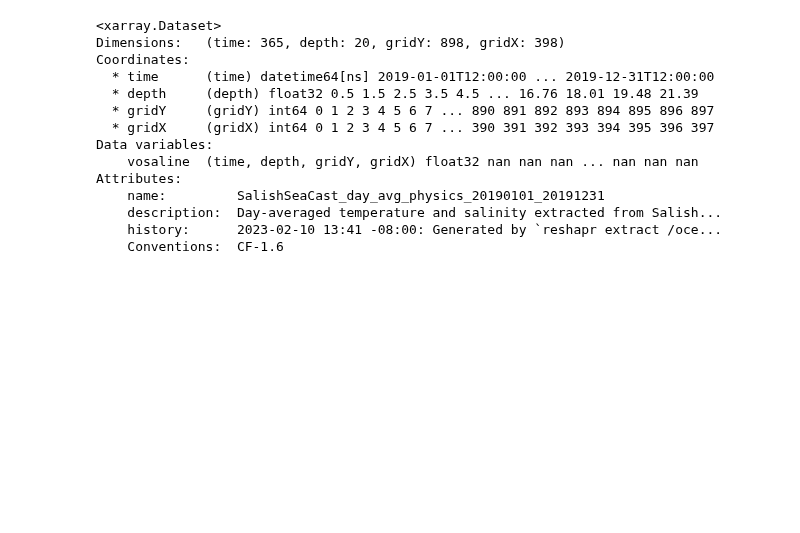
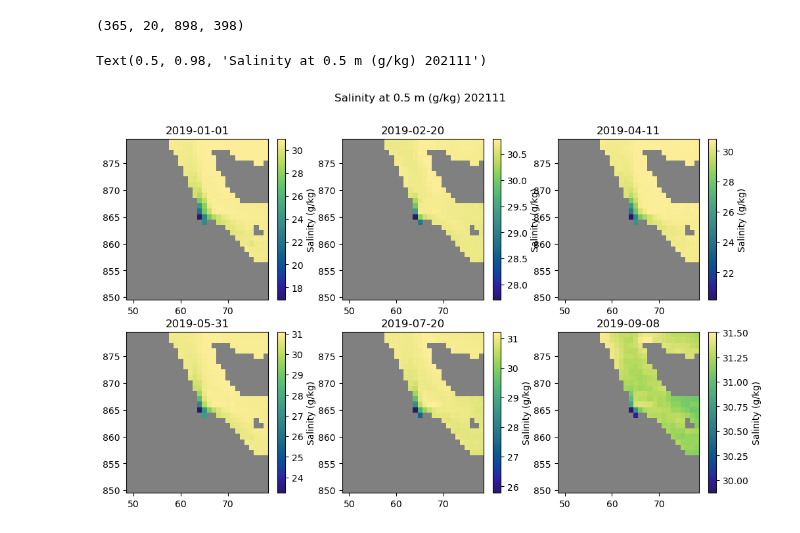
Before and after one commit to SalishSeaCast/analysis-cassidy, a Jupyter notebook: notebooks/compare_daily_river/plume_PCA_zoom.ipynb, the cells around one changed output. Cells and saved outputs as stored; diff of their text form; code cells hidden in the pictures; blank space fills up the shorter version.

```diff
--- a/notebooks/compare_daily_river/plume_PCA_zoom.ipynb
+++ b/notebooks/compare_daily_river/plume_PCA_zoom.ipynb
@@ -11,22 +11,60 @@ import salishsea_tools.river_202108 as rivers
 # %%
 physics_202111 = xr.open_dataset('/ocean/cdonaldson/compare_daily_river/SalishSeaCast_day_avg_physics_20190101_20191231.nc')
 # %%
-Nisqually_idx = [rivers.prop_dict['puget']['NisquallyMcAllister']['i'], rivers.prop_dict['puget']['NisquallyMcAllister']['j']]
-Nisqually_range = [Nisqually_idx[0] - 15, Nisqually_idx[0] + 15, Nisqually_idx[1] - 15, Nisqually_idx[1] + 15]
+river_idx = [rivers.prop_dict['evi_n']['SalmonSayward']['i'], rivers.prop_dict['evi_n']['SalmonSayward']['j']]
+river_range = [river_idx[0] - 15, river_idx[0] + 15, river_idx[1] - 15, river_idx[1] + 15]
 # %%
-physics_202111.where(physics_202111.gridY > 50)
+# physics_202111.where(physics_202111.gridY > 50)
+phys_arr_full = physics_202111.vosaline.to_numpy()
-# %% [output]
-<xarray.Dataset>
-Dimensions:   (time: 365, depth: 20, gridY: 898, gridX: 398)
-Coordinates:
-  * time      (time) datetime64[ns] 2019-01-01T12:00:00 ... 2019-12-31T12:00:00
-  * depth     (depth) float32 0.5 1.5 2.5 3.5 4.5 ... 16.76 18.01 19.48 21.39
-  * gridY     (gridY) int64 0 1 2 3 4 5 6 7 ... 890 891 892 893 894 895 896 897
-  * gridX     (gridX) int64 0 1 2 3 4 5 6 7 ... 390 391 392 393 394 395 396 397
-Data variables:
-    vosaline  (time, depth, gridY, gridX) float32 nan nan nan ... nan nan nan
-Attributes:
-    name:         SalishSeaCast_day_avg_physics_20190101_20191231
-    description:  Day-averaged temperature and salinity extracted from Salish...
-    history:      2023-02-10 13:41 -08:00: Generated by `reshapr extract /oce...
-    Conventions:  CF-1.6
+# %%
+phys_arr_full.shape
+# %% [output]
+(365, 20, 898, 398)
+# %%
+phys_arr = phys_arr_full[:,:,river_range[0]:river_range[1], river_range[2]:river_range[3]]
+# %%
+# make the indicies for plotting six sample salinity fields
+plot_ind = np.array([[0,0], [0,1], [0,2], [1,0], [1,1], [1,2]])
+plot_day = np.array([0, 50, 100, 150, 200, 250])  # this selects what days of each year to plot, change for > 1 year
+
+# open the mesh mask and use it to mask the land
+# mesh = xr.open_dataset('../../../../MEOPAR/grid/mesh_mask201702.nc')
+mesh = xr.open_dataset('../../../../MEOPAR/grid/mesh_mask202108.nc')
+# the mask is 1 where there is water, we want the opposite.  The meshmask has an extra dimension, hence the [0]
+tmask_full = 1 - mesh.tmask[0]
+tmask = tmask_full[0][river_range[0]:river_range[1], river_range[2]:river_range[3]]
+
+kd = 0 ## this will stay for surface
+imin = river_range[0]
+imax = river_range[1]
+jmin = river_range[2]
+jmax = river_range[3]
+
+fig1, ax1 = plt.subplots(2, 3, figsize=(12, 7))
+
+## SHOWS SALINITY PLOTS
+for i in np.arange(0,6):
+
+    cmap = cm.haline
+    cmap.set_bad('gray')
+
+
+    day = plot_day[i]
+    day_str = np.datetime_as_string(physics_202111.time[day].values, unit='D')
+
+    myarray = np.ma.array(phys_arr[day, kd, :, :])
+
+    salinity = np.ma.masked_array(myarray, mask=tmask)
+    colours = ax1[plot_ind[i][0], plot_ind[i][1]].pcolormesh(np.arange(jmin, jmax), np.arange(imin, imax), salinity, cmap=cm.haline, shading='auto')
+    ax1[plot_ind[i][0], plot_ind[i][1]].set_title(day_str)
+
+
+    cb = fig1.colorbar(colours, ax=ax1[plot_ind[i][0], plot_ind[i][1]])
+    cb.set_label('Salinity (g/kg)')
+    viz_tools.set_aspect(ax1[plot_ind[i][0], plot_ind[i][1]]);
+
+
+fig1.suptitle(f'Salinity at {kd+0.5} m (g/kg) ' + '202111')
+# %% [output]
+Text(0.5, 0.98, 'Salinity at 0.5 m (g/kg) 202111')
+[figure, added]
```
Also changed, not shown: parts of 3 cells of this notebook.
